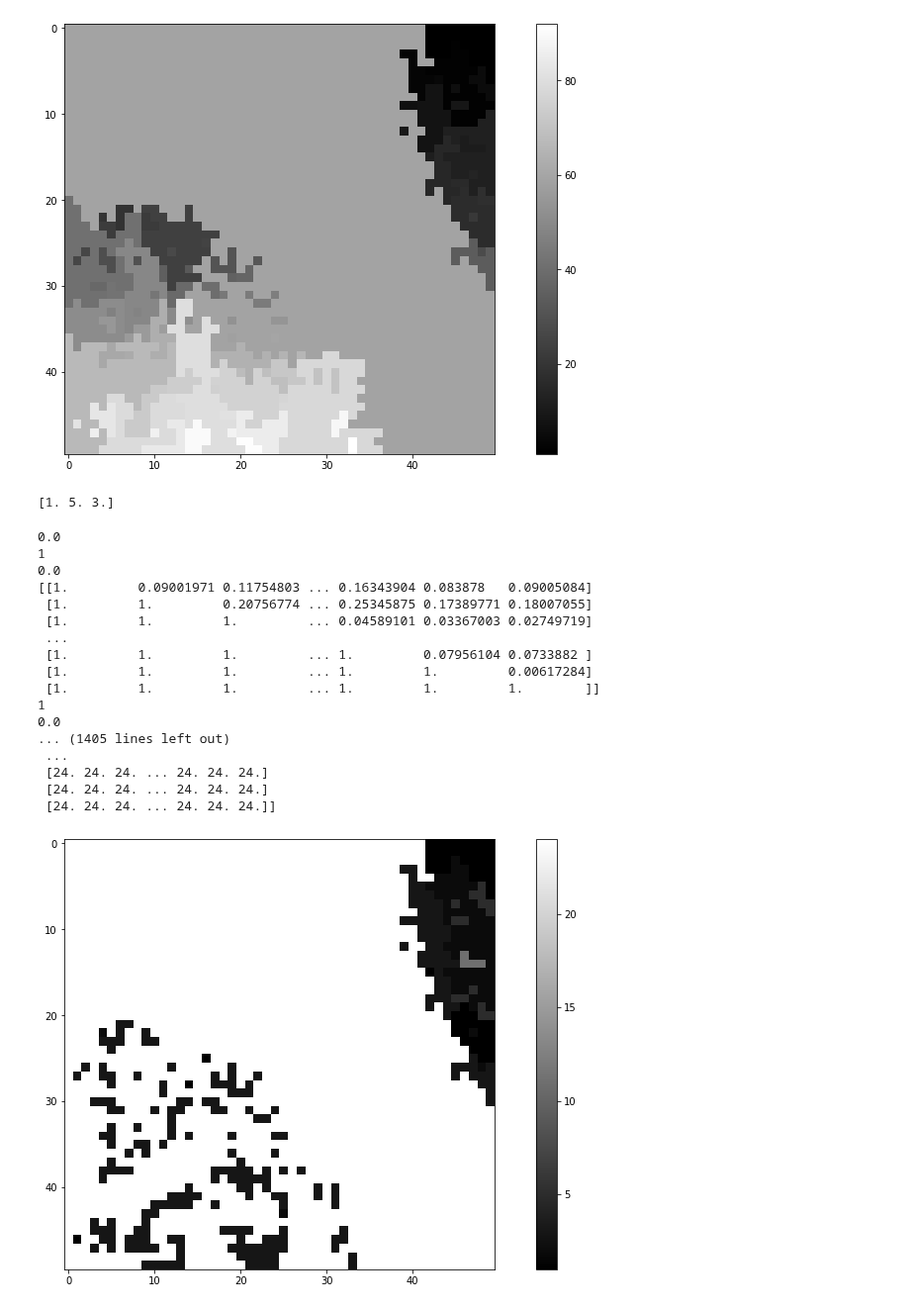
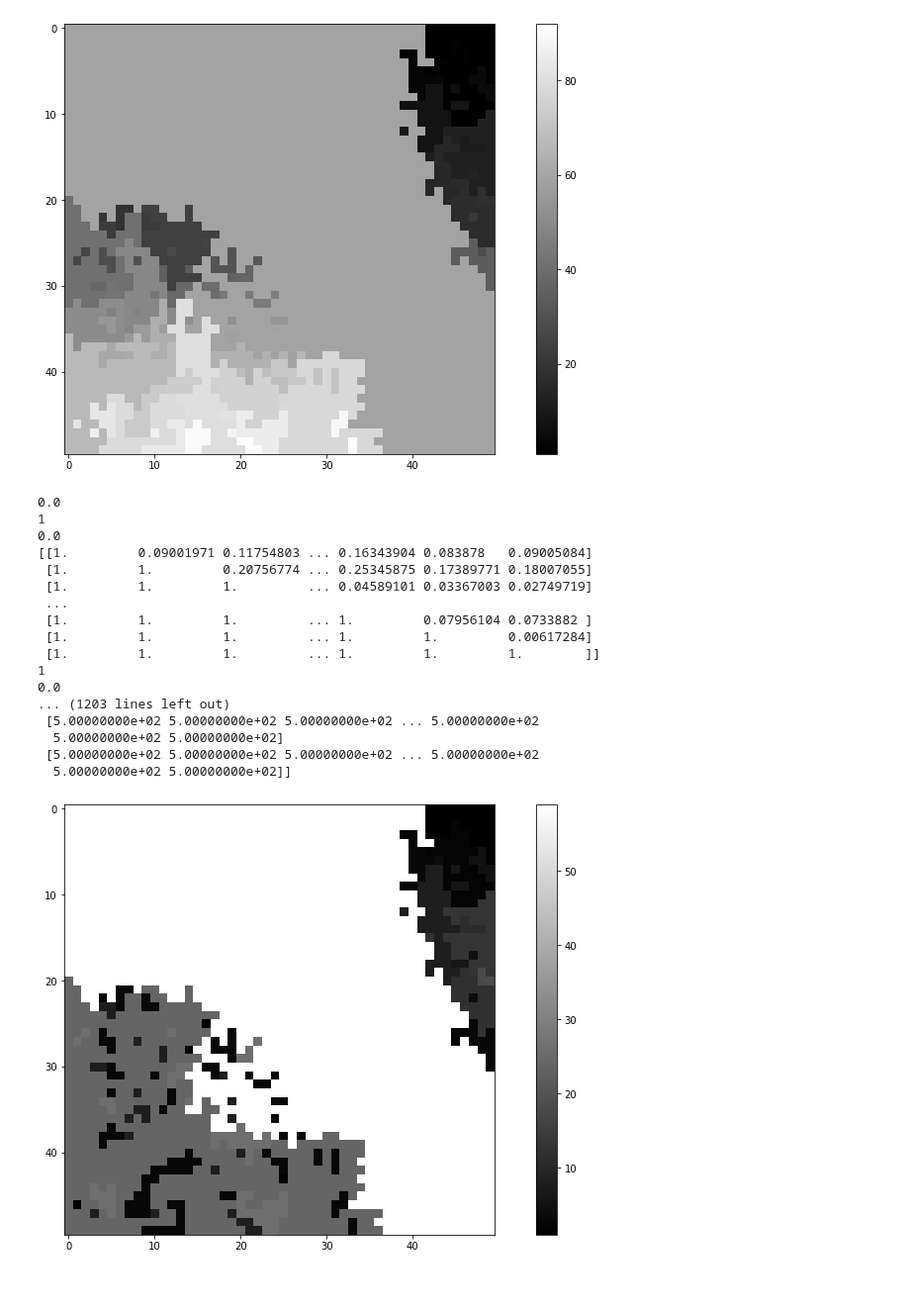
Before and after one commit to datascience-mobi/2021-topic-04-team-04, a Jupyter notebook: Seeded_Region_Growing.ipynb, the cells around one changed output. Shown at 99% size. Cells and saved outputs as stored; diff of their text form; code cells hidden in the pictures.

Commit message:
new seeded region grwoing, region merging und formatierung dice score

```diff
--- a/Seeded_Region_Growing.ipynb
+++ b/Seeded_Region_Growing.ipynb
@@ -28,7 +30,7 @@ ip.show_image(img_r, 15, 8)
 [figure]
 [figure]
 # %%
-img_r = srg.region_growing(img_small, img_r)
+img_r = old_srg.region_growing(img_small, img_r)
 ip.show_image(img_r, 15, 8)
 # %% [output]
 366
@@ -236,35 +54,22 @@ def find_most_similar_region(regions, img, means, neighboring_regions, region_nu
-# %%
-l = [1,5,3]
-a = np.ndarray(len(l))
-a[0:len(l)] = l
-print(a)
-# %% [output]
-[1. 5. 3.]
 # %%
-## Wo wird img_r überschrieben???
-
-test = distance_merging_while(img_r, 0.1, img_small)
-print(test)
+test = rm.distance_merging_while(img_r, 0.03, img_small)
 ip.show_image(test, 15, 8)
-
-#im = Image.fromarray(test)
-#im.save("t01tifimg.tif")
 # %% [output]
 0.0
 1
 0.0
 [[1.         0.09001971 0.11754803 ... 0.16343904 0.083878   0.09005084]
  [1.         1.         0.20756774 ... 0.25345875 0.17389771 0.18007055]
  [1.         1.         1.         ... 0.04589101 0.03367003 0.02749719]
  ...
  [1.         1.         1.         ... 1.         0.07956104 0.0733882 ]
  [1.         1.         1.         ... 1.         1.         0.00617284]
  [1.         1.         1.         ... 1.         1.         1.        ]]
 1
 0.0
-... (1405 lines left out)
- ...
- [24. 24. 24. ... 24. 24. 24.]
- [24. 24. 24. ... 24. 24. 24.]
- [24. 24. 24. ... 24. 24. 24.]]
+... (1203 lines left out)
+ [5.00000000e+02 5.00000000e+02 5.00000000e+02 ... 5.00000000e+02
+  5.00000000e+02 5.00000000e+02]
+ [5.00000000e+02 5.00000000e+02 5.00000000e+02 ... 5.00000000e+02
+  5.00000000e+02 5.00000000e+02]]
-[figure, old version]
+[figure, new version]
```
Also changed, not shown: parts of 7 cells of this notebook, 9 other files.
